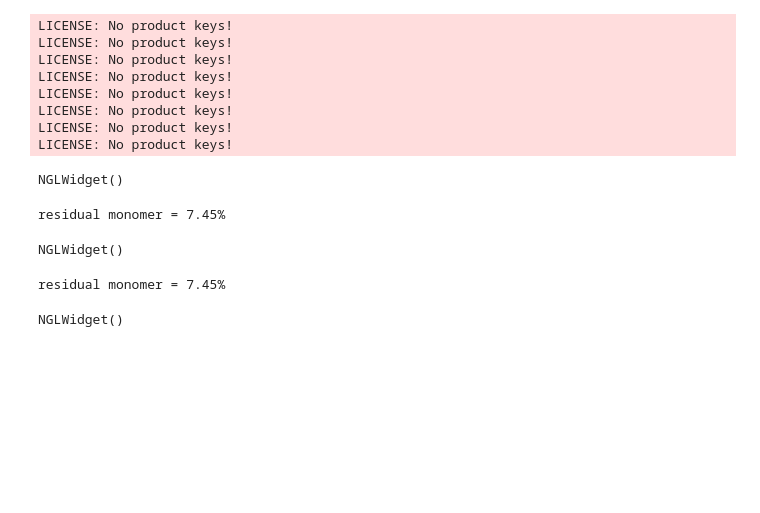
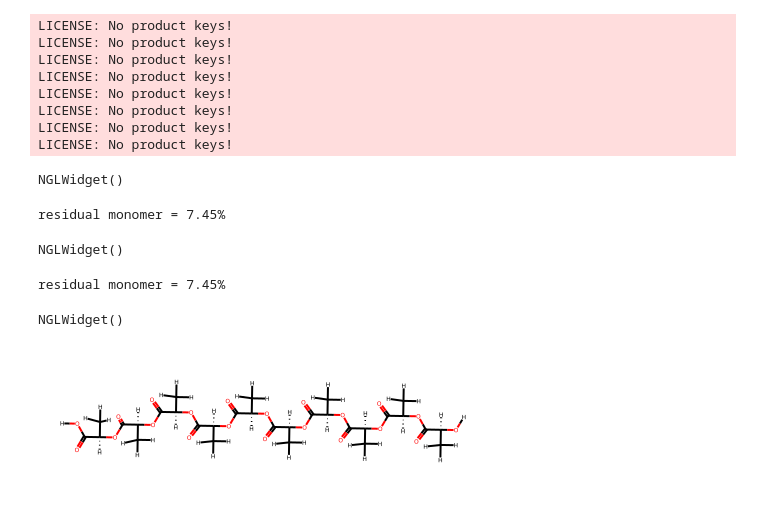
Before and after one commit to matta-research-group/SwiftPol, a Jupyter notebook: Example_Notebooks/PLGA_demo.ipynb, the cells around one changed output. Saved outputs shown, nothing was run; the diff lists cells and outputs as text; code cells hidden in the pictures; blank space fills up the shorter version.

```diff
--- a/Example_Notebooks/PLGA_demo.ipynb
+++ b/Example_Notebooks/PLGA_demo.ipynb
@@ -120,3 +121,10 @@ solvated_top_swiftpol.visualize()
 # %% [output]
 residual monomer = 7.45%
 NGLWidget()
+# %%
+# Create a syndiotactic PLA chain
+build.build_polymer(sequence = 'ABABABABAB',
+                    monomer_list = ['C[C@@H](C(=O)[OH])OI', 'C[C@H](C(=O)[OH])OI'],
+                    reaction = AllChem.ReactionFromSmarts('[C:1][O:2][H:3].[I:4][O:5][C:6]>>[C:1][O:2][C:6].[H:3][O:5][I:4]'))
+# %% [output]
+[figure, added]
```
Also changed, not shown: parts of 2 cells of this notebook.
